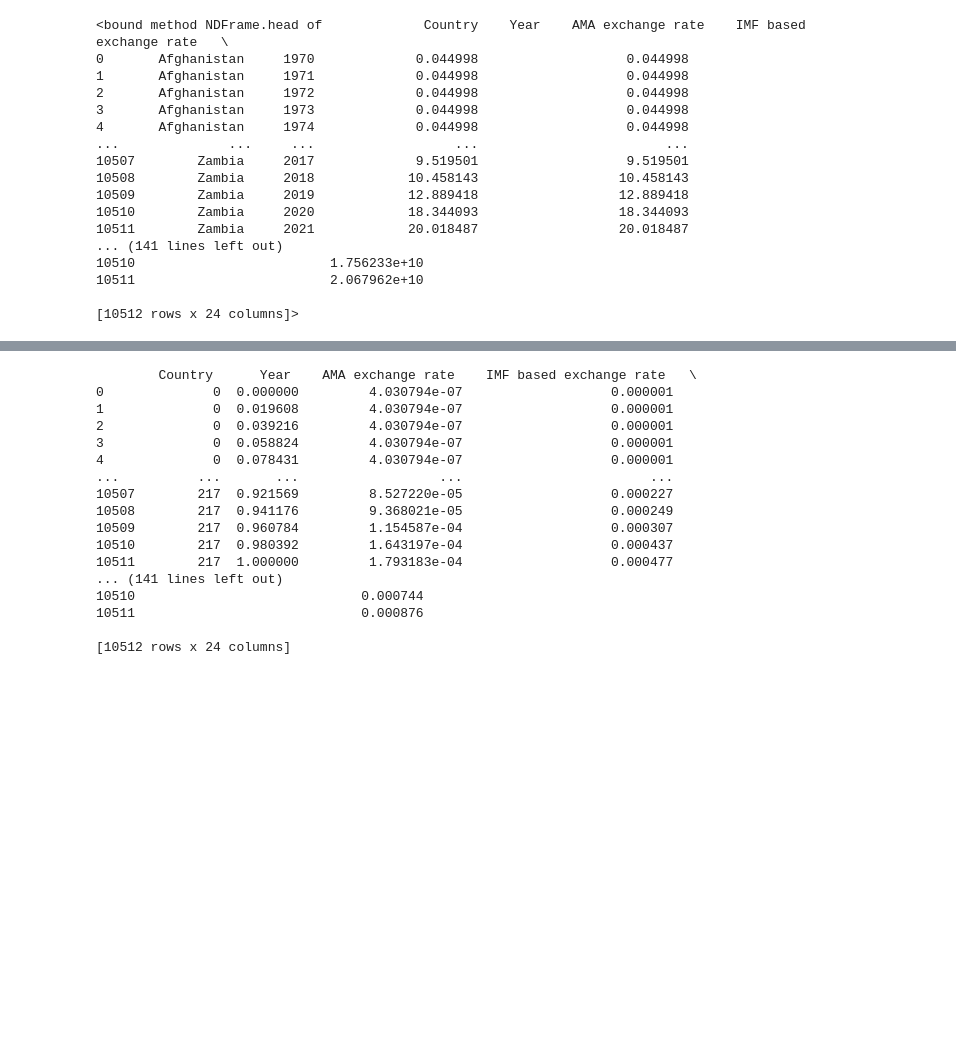
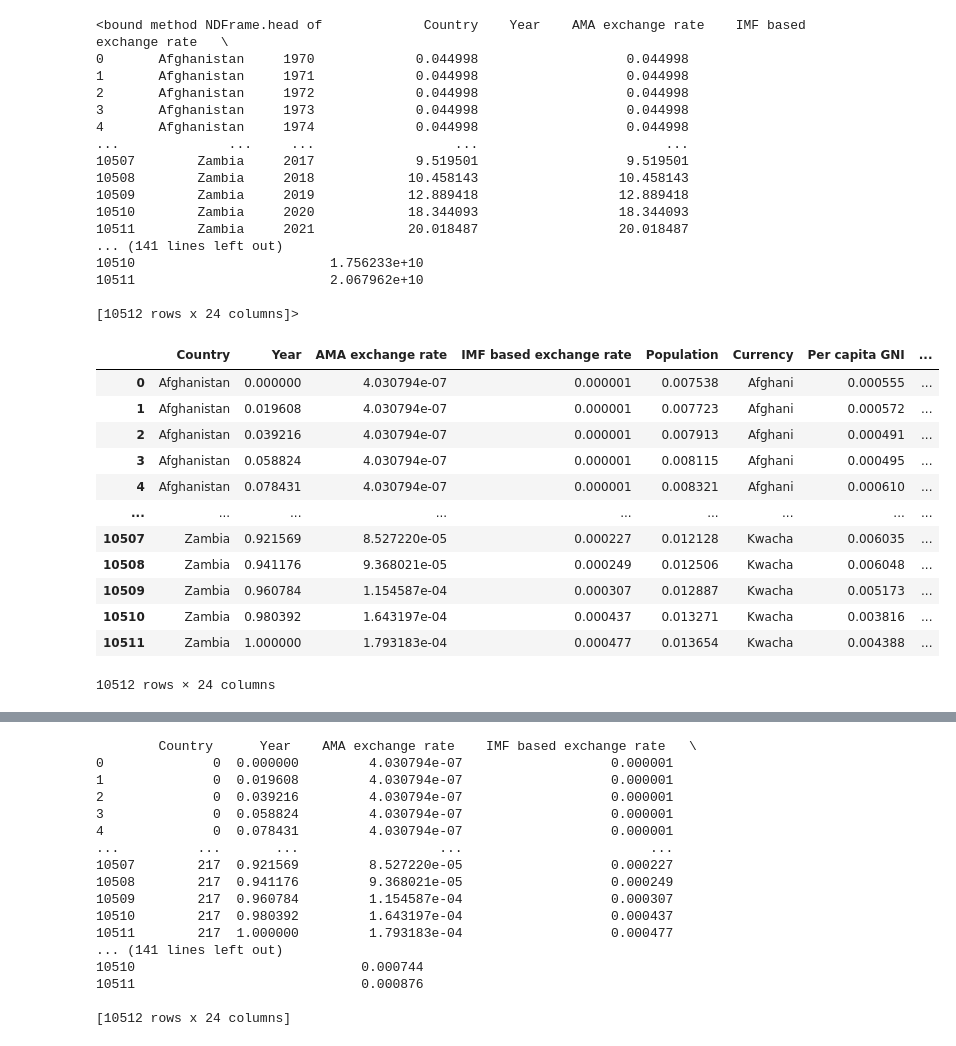
Before and after one commit to Prathamesh-chougale-17/ML-IE, a Jupyter notebook: IE_ML_121B1B040.ipynb, the cells around one changed output, grey strips where cells are left out. Cells and saved outputs as stored; diff of their text form; code cells hidden in the pictures; blank space fills up the shorter version.

```diff
--- a/IE_ML_121B1B040.ipynb
+++ b/IE_ML_121B1B040.ipynb
@@ -192,6 +210,22 @@ from sklearn.preprocessing import LabelEncoder
 le = LabelEncoder()
 # %%
 object_columns = X.select_dtypes(include=['object']).columns
+# %%
+X
+# %% [output]
+|  | Country | Year | AMA exchange rate | IMF based exchange rate | Population | Currency | Per capita GNI | ... |
+| 0 | Afghanistan | 0.000000 | 4.030794e-07 | 0.000001 | 0.007538 | Afghani | 0.000555 | ... |
+| 1 | Afghanistan | 0.019608 | 4.030794e-07 | 0.000001 | 0.007723 | Afghani | 0.000572 | ... |
+| 2 | Afghanistan | 0.039216 | 4.030794e-07 | 0.000001 | 0.007913 | Afghani | 0.000491 | ... |
+| 3 | Afghanistan | 0.058824 | 4.030794e-07 | 0.000001 | 0.008115 | Afghani | 0.000495 | ... |
+| 4 | Afghanistan | 0.078431 | 4.030794e-07 | 0.000001 | 0.008321 | Afghani | 0.000610 | ... |
+| ... | ... | ... | ... | ... | ... | ... | ... | ... |
+| 10507 | Zambia | 0.921569 | 8.527220e-05 | 0.000227 | 0.012128 | Kwacha | 0.006035 | ... |
+| 10508 | Zambia | 0.941176 | 9.368021e-05 | 0.000249 | 0.012506 | Kwacha | 0.006048 | ... |
+| 10509 | Zambia | 0.960784 | 1.154587e-04 | 0.000307 | 0.012887 | Kwacha | 0.005173 | ... |
+| 10510 | Zambia | 0.980392 | 1.643197e-04 | 0.000437 | 0.013271 | Kwacha | 0.003816 | ... |
+| 10511 | Zambia | 1.000000 | 1.793183e-04 | 0.000477 | 0.013654 | Kwacha | 0.004388 | ... |
+10512 rows × 24 columns
 # %%
 for column in object_columns:
   X[column] = le.fit_transform(X[column])
```
Also changed, not shown: parts of 6 cells of this notebook.
